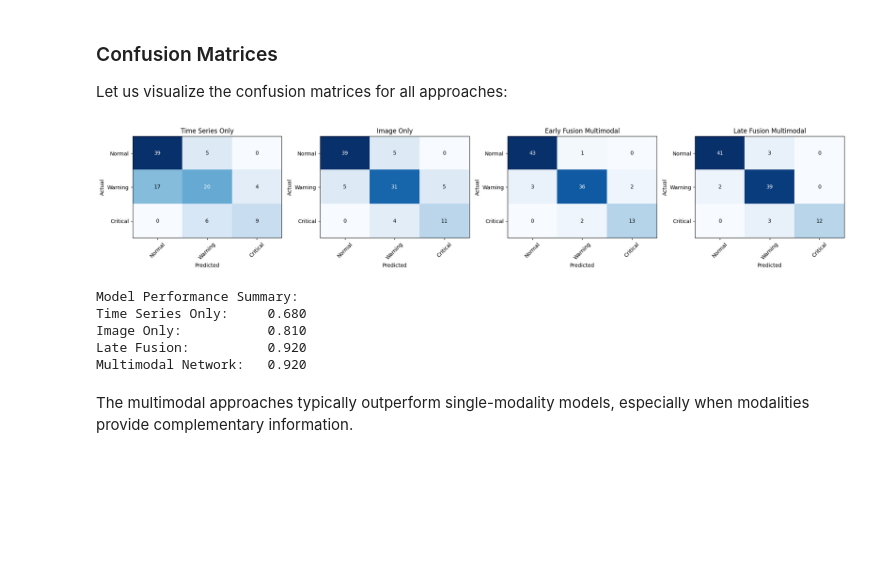
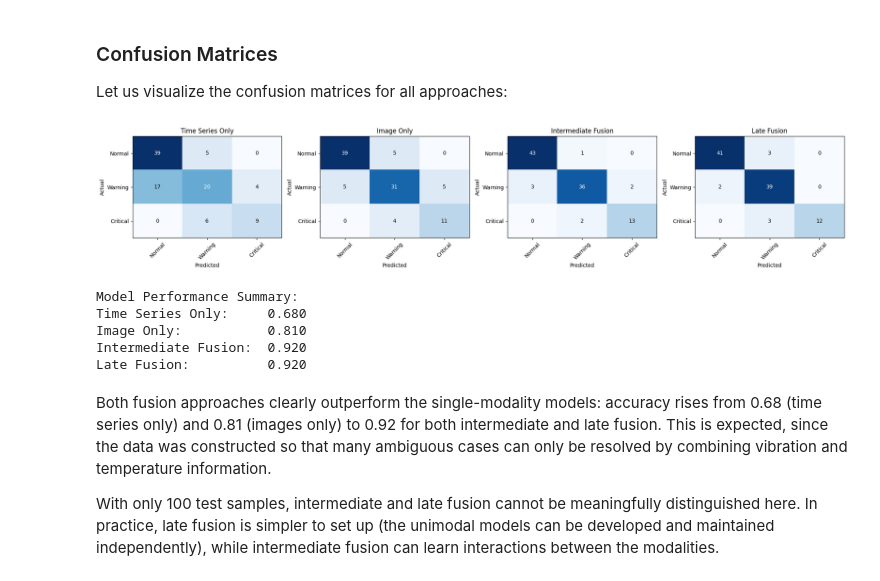
Before and after one commit to noxthot/ws25_industrial_datascience_manuscript, a Jupyter notebook: 4_act4/2_1_multimodal_example.ipynb, the cells around one changed output. Cells and saved outputs as stored; diff of their text form; code cells hidden in the pictures; blank space fills up the shorter version.

```diff
--- a/4_act4/2_1_multimodal_example.ipynb
+++ b/4_act4/2_1_multimodal_example.ipynb
@@ -46,7 +47,7 @@ def generate_synthetic_data(n_samples=500, ts_length=80, img_size=(32, 32)):
 
     This function creates ambiguous data where each modality alone is insufficient,
     but combining both provides better classification. Two types of issues are simulated:
-    - Type A: High vibration (looks critical) but low temperature (actually warning)
+    - Type A: High vibration (looks critical) but moderate temperature (actually warning)
     - Type B: Low vibration (looks normal) but high temperature (actually warning)
 
     Returns:
@@ -129,9 +130,8 @@ def generate_synthetic_data(n_samples=500, ts_length=80, img_size=(32, 32)):
 
         time_series.append(ts)
 
-        # Generate thermal image with HIGH ambiguity to make classification harder
-        # Much more overlap between classes to reduce image-only accuracy
-        img = np.random.normal(base_temp, 15, img_size)  # Even higher noise
+        # Generate thermal image with strong class overlap to make image-only classification hard
+        img = np.random.normal(base_temp, 15, img_size)
 
         # Add hot spots with heavily overlapping patterns to create strong ambiguity
         if label == 0:  # Normal - but frequently looks like warning or critical
@@ -172,9 +172,9 @@ def generate_synthetic_data(n_samples=500, ts_length=80, img_size=(32, 32)):
 
         for _ in range(n_hotspots):
             x, y = np.random.randint(6, img_size[0] - 6), np.random.randint(6, img_size[1] - 6)
-            intensity = hotspot_base + np.random.uniform(5, 25) * hotspot_intensity_factor  # More variable intensity
-            # Create a Gaussian hot spot with more variable size
-            sigma = np.random.uniform(2.0, 7.0)  # Wider range for hotspot size
+            intensity = hotspot_base + np.random.uniform(5, 25) * hotspot_intensity_factor
+            # Create a Gaussian hot spot of random size
+            sigma = np.random.uniform(2.0, 7.0)
             xx, yy = np.meshgrid(np.arange(img_size[0]), np.arange(img_size[1]))
             hotspot = intensity * np.exp(-((xx - x) ** 2 + (yy - y) ** 2) / (2 * sigma**2))
             img += hotspot.T
@@ -299,20 +299,20 @@ img_train_cnn = img_train_norm.reshape(-1, 1, 32, 32)
 img_test_cnn = img_test_norm.reshape(-1, 1, 32, 32)
 
 
-# Define simpler CNN model in PyTorch
+# Define a CNN for thermal images in PyTorch
 class ThermalCNN(nn.Module):
     def __init__(self):
         super().__init__()
         self.conv1 = nn.Conv2d(1, 16, kernel_size=3, padding=1)
         self.conv2 = nn.Conv2d(16, 32, kernel_size=3, padding=1)
-        self.pool = nn.MaxPool2d(2, 2)
+        self.pool = nn.MaxPool2d(2)
         self.global_pool = nn.AdaptiveAvgPool2d(1)
         self.fc1 = nn.Linear(32, 32)
         self.fc2 = nn.Linear(32, 3)
         self.dropout = nn.Dropout(0.4)
         self.relu = nn.ReLU()
 
-    def forward(self, x):
+    def forward(self, x, features_only=False):
         x = self.relu(self.conv1(x))
         x = self.pool(x)
         x = self.relu(self.conv2(x))
@@ -321,6 +321,10 @@ class ThermalCNN(nn.Module):
         x = x.view(x.size(0), -1)
         x = self.relu(self.fc1(x))
         x = self.dropout(x)
+
+        if features_only:
+            return x  # learned features, used later for intermediate fusion
+
         x = self.fc2(x)
         return x
 
@@ -338,21 +342,18 @@ train_loader = DataLoader(train_dataset, batch_size=16, shuffle=True)
 test_dataset = TensorDataset(torch.FloatTensor(img_test_cnn), torch.LongTensor(y_test))
 test_loader = DataLoader(test_dataset, batch_size=16, shuffle=False)
 
-# Training loop with fewer epochs
+# Training loop
 print("Training Image Model...")
 model_img.train()
-for epoch in range(20):  # Reduced from 30 to 20 epochs
-    running_loss = 0.0
-    for images, labels in train_loader:
-        images, labels = images.to(device), labels.to(device)
+for _epoch in range(20):
+    for images, labels_batch in train_loader:
+        images, labels_batch = images.to(device), labels_batch.to(device)
 
         optimizer.zero_grad()
         outputs = model_img(images)
-        loss = criterion(outputs, labels)
+        loss = criterion(outputs, labels_batch)
         loss.backward()
         optimizer.step()
-
-        running_loss += loss.item()
 
 # Get predictions
 model_img.eval()
@@ -598,43 +573,47 @@ fig, axes = plt.subplots(1, 4, figsize=(20, 4))
 models = [
     ("Time Series Only", ts_pred),
     ("Image Only", img_pred),
-    ("Early Fusion Multimodal", early_fusion_pred),
-    ("Late Fusion Multimodal", late_fusion_pred),
+    ("Intermediate Fusion", intermediate_fusion_pred),
+    ("Late Fusion", late_fusion_pred),
 ]
 
 for idx, (title, pred) in enumerate(models):
     cm = confusion_matrix(y_test, pred)
     im = axes[idx].imshow(cm, cmap="Blues", aspect="auto")
     axes[idx].set_title(title)
     axes[idx].set_xlabel("Predicted")
     axes[idx].set_ylabel("Actual")
     axes[idx].set_xticks([0, 1, 2])
     axes[idx].set_yticks([0, 1, 2])
     axes[idx].set_xticklabels(["Normal", "Warning", "Critical"], rotation=45)
     axes[idx].set_yticklabels(["Normal", "Warning", "Critical"])
 
     # Add text annotations
     for i in range(3):
         for j in range(3):
-            text = axes[idx].text(
+            axes[idx].text(
                 j, i, cm[i, j], ha="center", va="center", color="black" if cm[i, j] < cm.max() / 2 else "white"
             )
 
 plt.tight_layout()
 plt.show()
 
 # Print summary
 print("\nModel Performance Summary:")
 print(f"Time Series Only:     {accuracy_score(y_test, ts_pred):.3f}")
 print(f"Image Only:           {accuracy_score(y_test, img_pred):.3f}")
+print(f"Intermediate Fusion:  {accuracy_score(y_test, intermediate_fusion_pred):.3f}")
 print(f"Late Fusion:          {late_fusion_accuracy:.3f}")
-print(f"Multimodal Network:   {accuracy_score(y_test, early_fusion_pred):.3f}")
 # %% [output]
-[figure, old version]
+[figure, new version]
 Model Performance Summary:
 Time Series Only:     0.680
 Image Only:           0.810
+Intermediate Fusion:  0.920
 Late Fusion:          0.920
-Multimodal Network:   0.920
 # %% [markdown]
-The multimodal approaches typically outperform single-modality models, especially when modalities provide complementary information.
+Both fusion approaches clearly outperform the single-modality models: accuracy rises from 0.68 (time series only) and 0.81 (images only) to 0.92 for both intermediate and late fusion.
+This is expected, since the data was constructed so that many ambiguous cases can only be resolved by combining vibration and temperature information.
+
+With only 100 test samples, intermediate and late fusion cannot be meaningfully distinguished here.
+In practice, late fusion is simpler to set up (the unimodal models can be developed and maintained independently), while intermediate fusion can learn interactions between the modalities.
```
Also changed, not shown: parts of 5 cells of this notebook, 4 other files.
